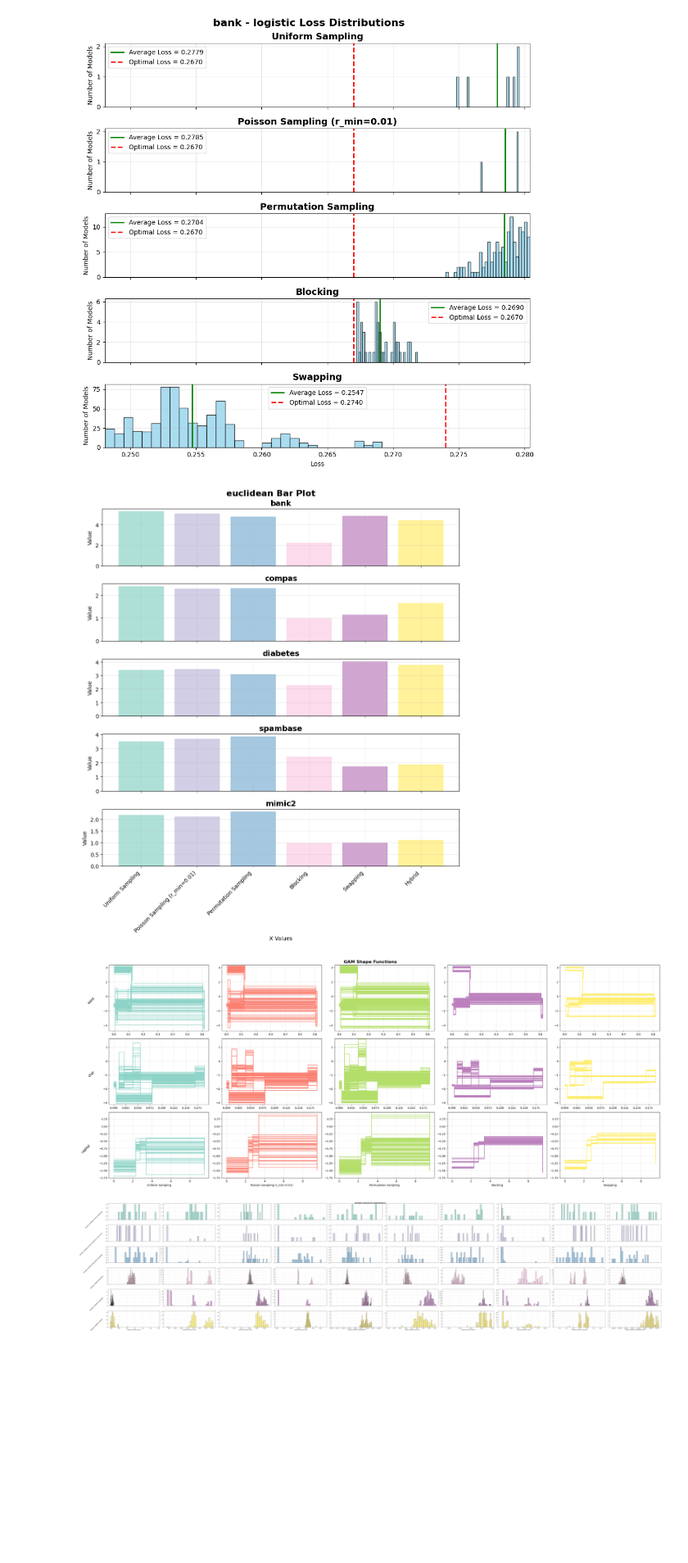
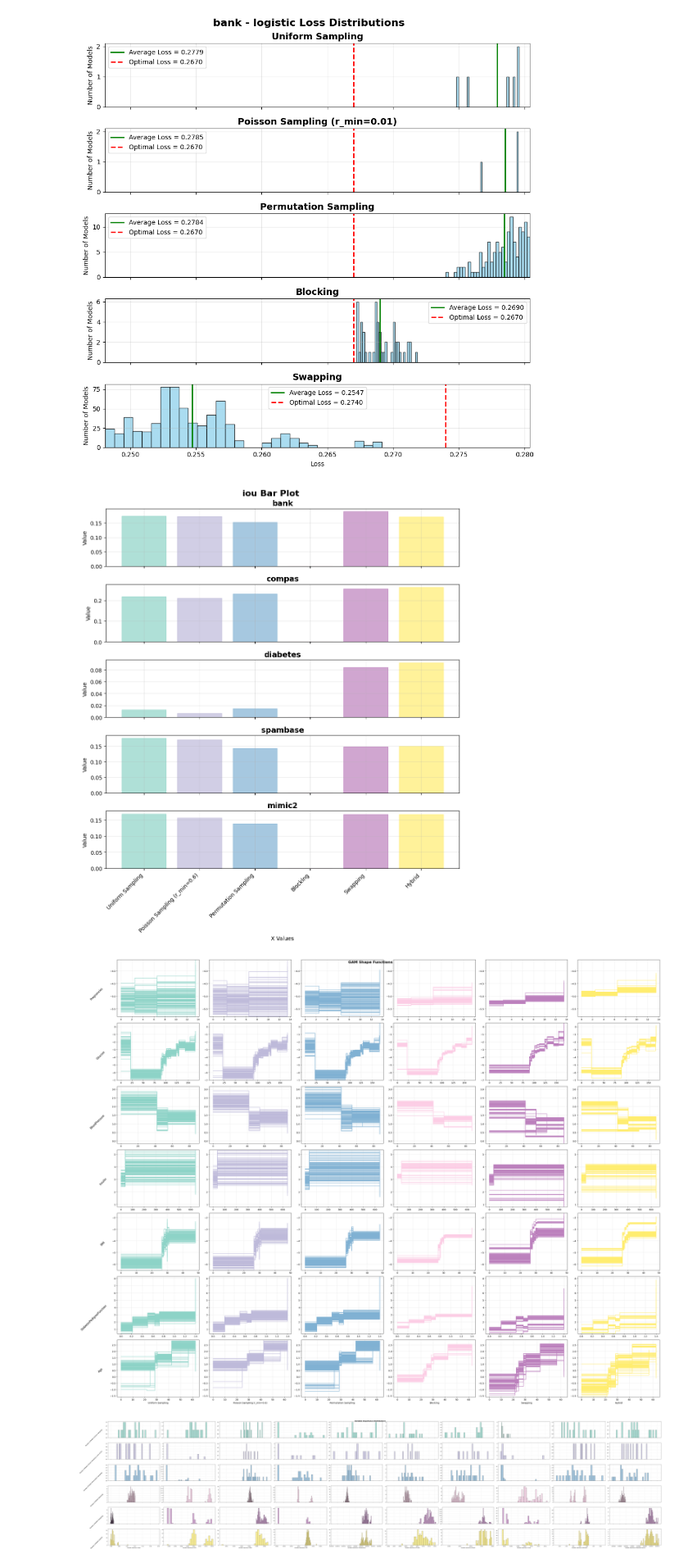
Before and after one commit to chrisli36/gam-rashoman-set, a Jupyter notebook: method_scripts/method_evaluation.ipynb, the cells around one changed output. Shown at 82% size. Drawn from its saved outputs; the diff is of its cells as text; code cells hidden in the pictures; blank space fills up the shorter version.

Commit message:
refactored utils and base method, centralizing and reorganizing util methods

```diff
--- a/method_scripts/method_evaluation.ipynb
+++ b/method_scripts/method_evaluation.ipynb
@@ -75,10 +81,10 @@ def get_all_datasets_results(methods, dataset_names, n_samples):
             df["method"] = method_to_name[method]
             dfs.append(df)
         combined_df = pd.concat(dfs, ignore_index=True)
-        first_hybrid_idx = combined_df[combined_df['method'] == 'Hybrid'].index[0]
-        combined_df = combined_df[(combined_df["n_samples"] == n_samples)
-            | (combined_df["method"] == "Hybrid") & (combined_df.index == first_hybrid_idx)
-            | (combined_df["method"].str.contains("Sampling"))]
+        # first_hybrid_idx = combined_df[combined_df['method'] == 'Hybrid'].index[0]
+        # combined_df = combined_df[(combined_df["n_samples"] == n_samples)
+        #     | (combined_df["method"] == "Hybrid") & (combined_df.index == first_hybrid_idx)
+        #     | (combined_df["method"].str.contains("Sampling"))]
         all_datasets_results[dname] = combined_df
     return all_datasets_results
 
@@ -89,14 +95,12 @@ def populate_all_datasets_results(all_datasets_results, n_samples):
         model_count, headers = [], []
         feature_to_shape_diversities = []
         feature_to_shape_differences = []
-        predictive_diversities = []
+        logit_variances = []
+        logit_distances = []
 
         path = f"../datasets/{dname}.csv"
-        X, y, header, new_header, sample_p = BaseGAMRSetMethod.get_binned_dataset(path, df.iloc[0]['n_estimators'])
+        X, y, header, new_header, sample_p = DatasetUtils.get_binned_dataset(path, df.iloc[0]['n_estimators'])
         for i, row in df.iterrows():
-            # if row["n_samples"] != n_samples:
-            #     continue
-
             w_rset = row["w_rset"]
             w_opt = row["w_opt"]
             predictions = row["predictions"]
@@ -110,7 +114,8 @@ def populate_all_datasets_results(all_datasets_results, n_samples):
                 iou.append((0, (0, 0)))
                 euclidean.append((0, (0, 0)))
                 cosine.append((0, (0, 0)))
-                predictive_diversities.append((0, (0, 0)))
+                logit_variances.append((0, (0, 0)))
+                logit_distances.append((0, (0, 0)))
                 feature_to_vi.append([])
                 feature_to_shape_diversities.append({feature: [] for feature in new_header[1:]})
                 feature_to_shape_differences.append({feature: [] for feature in new_header[1:]})
@@ -123,12 +128,13 @@ def populate_all_datasets_results(all_datasets_results, n_samples):
                 predictions = predictions[:n_samples]
                 print(f"\ttruncated to {n_samples}")
 
-            accuracy.append(get_mean_and_ci(BaseGAMRSetMethod.get_loss(X, y, w_rset, loss_type="accuracy")[0]))
-            logistic.append(get_mean_and_ci(BaseGAMRSetMethod.get_loss(X, y, w_rset, loss_type="logistic", l2=l2, sample_p=sample_p)[0]))
+            accuracy.append(get_mean_and_ci(ModelEval.get_loss(X, y, w_rset, loss_type="accuracy")[0]))
+            logistic.append(get_mean_and_ci(ModelEval.get_loss(X, y, w_rset, loss_type="logistic", l2=l2, sample_p=sample_p)[0]))
             hamming.append(average_pairwise_diversity(predictions.T, hamming_distance, limit=n_samples))
 
             logits = X @ w_rset.T
-            predictive_diversities.append(compute_predictive_diversity(logits))
+            logit_variances.append(compute_logit_variance(logits))
+            logit_distances.append(average_pairwise_diversity(logits, euclidean_distance, limit=n_samples))
 
             iou.append(average_pairwise_diversity(w_rset, inverse_IoU, limit=n_samples))
             euclidean.append(average_pairwise_diversity(w_rset, euclidean_distance, limit=n_samples))
@@ -174,7 +180,8 @@ def populate_all_datasets_results(all_datasets_results, n_samples):
         df['feature_to_vi'] = feature_to_vi
         df['feature_to_shape_diversities'] = feature_to_shape_diversities
         df['feature_to_shape_differences'] = feature_to_shape_differences
-        df['predictive_diversities'] = predictive_diversities
+        df['logit_variances'] = logit_variances
+        df['logit_distances'] = logit_distances
 # %% [markdown]
 ### Compute All Metrics
 # %%
@@ -205,10 +210,12 @@ bank
 # %%
-with open(f'all_datasets_results_{n_samples}.pkl', 'wb') as f:
+# with open(f'all_datasets_results_{n_samples}.pkl', 'wb') as f:
+with open(f'all_datasets_results_r_min.pkl', 'wb') as f:
     pkl.dump(all_datasets_results, f)
 # %% [markdown]
 ### Get Plotting Functions
 # %%
-with open('all_datasets_results_100.pkl', 'rb') as f:
+with open(f'all_datasets_results_50.pkl', 'rb') as f:
+# with open('all_datasets_results_r_min.pkl', 'rb') as f:
     all_datasets_results = pkl.load(f)
 for dname, df in all_datasets_results.items():
     all_datasets_results[dname] = df[df['method'].isin(method_to_name.values())]
@@ -345,15 +356,15 @@ show_loss_distributions(all_datasets_results, "bank", "logistic")
 # %% [output]
 [figure]
 # %%
-bar_metrics = ['accuracy', 'logistic', 'hamming', 'iou', 'euclidean', 'cosine', 'predictive_diversities']
-bar_plot = get_bar_plot(all_datasets_results, 'euclidean', methods)
+bar_metrics = ['accuracy', 'logistic', 'hamming', 'iou', 'euclidean', 'cosine', 'logit_variances', 'logit_distances']
+bar_plot = get_bar_plot(all_datasets_results, 'iou', methods)
 # %% [output]
-[figure, old version]
+[figure, new version]
 # %%
 ["bank", "compas", "diabetes", "spambase", "mimic2"]
-gam = get_gam(all_datasets_results, 'spambase')
+gam = get_gam(all_datasets_results, 'diabetes')
 # %% [output]
-[figure, old version]
+[figure, new version]
 # %%
 variable_importance = get_variable_importance(all_datasets_results, 'mimic2')
 # %% [output]
```
Also changed, not shown: parts of 7 cells of this notebook, 11 other files.
